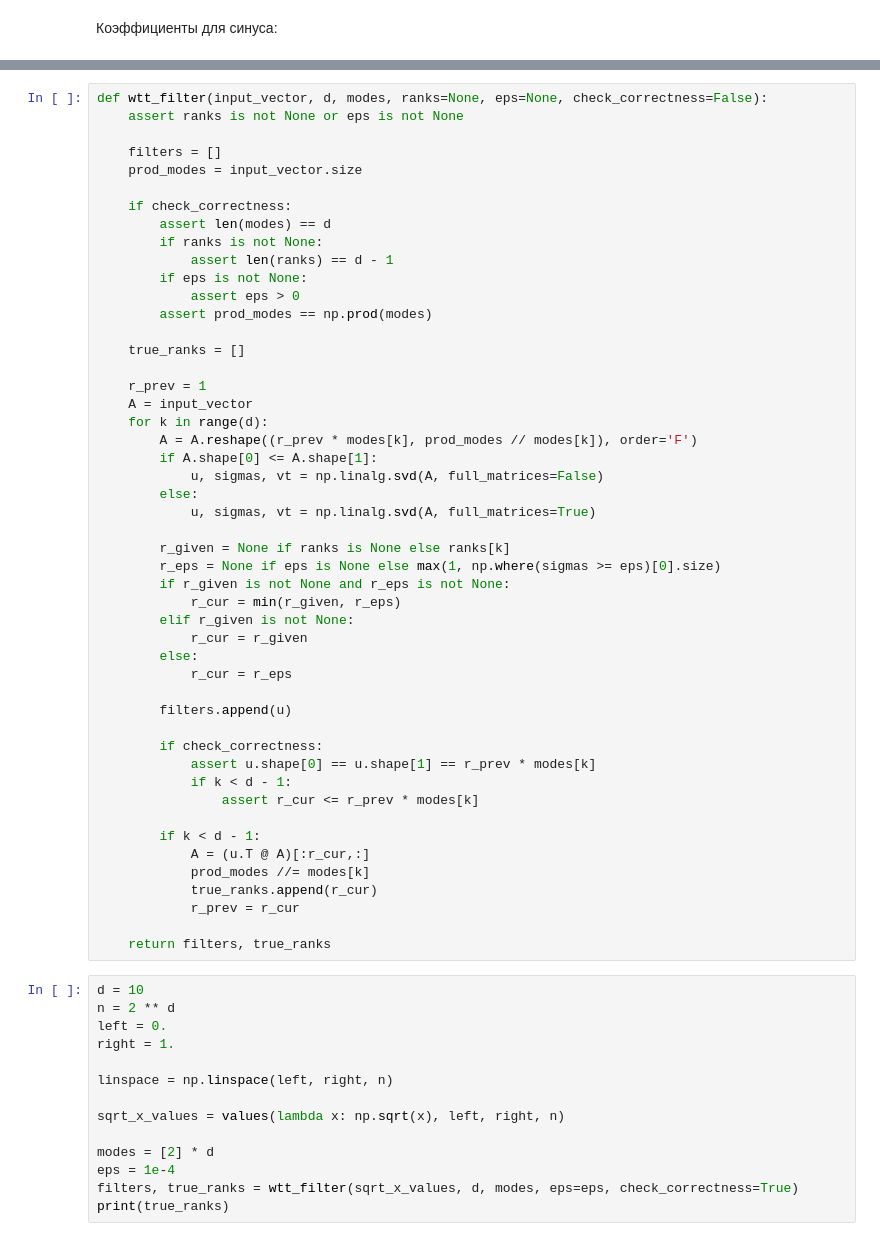
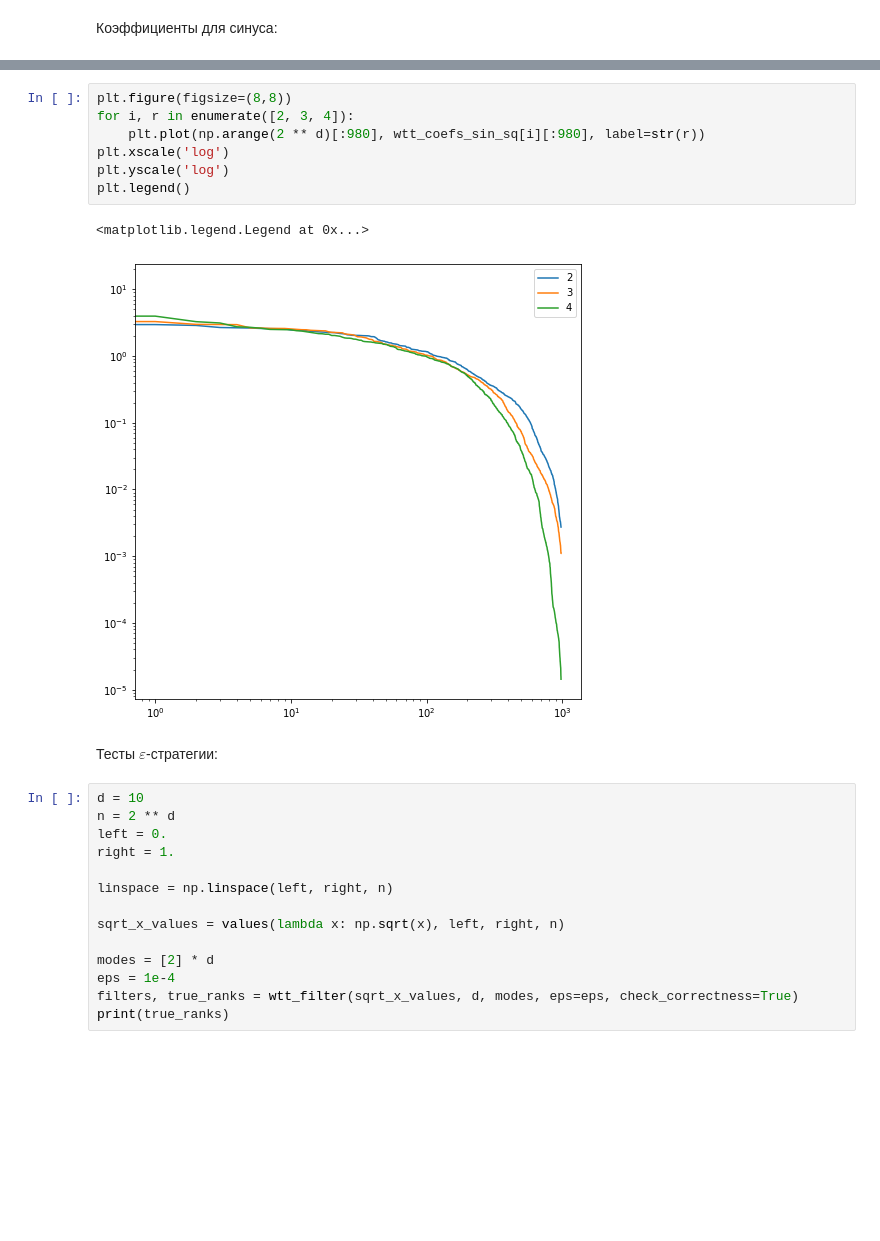
Before and after one commit to d1kolyadin/AMI_diploma, a Jupyter notebook: wtt experiments.ipynb, the cells around one changed output, grey strips where cells are left out. Drawn from its saved outputs; the diff is of its cells as text; blank space fills up the shorter version.

```diff
--- a/wtt experiments.ipynb
+++ b/wtt experiments.ipynb
@@ -346,52 +361,15 @@ $\varepsilon$-стратегия:
-# %%
-def wtt_filter(input_vector, d, modes, ranks=None, eps=None, check_correctness=False):
-    assert ranks is not None or eps is not None
-
-    filters = []
-    prod_modes = input_vector.size
-
-    if check_correctness:
-        assert len(modes) == d
-        if ranks is not None:
-            assert len(ranks) == d - 1
-        if eps is not None:
-            assert eps > 0
-        assert prod_modes == np.prod(modes)
-
-    true_ranks = []
-
-    r_prev = 1
-    A = input_vector
-    for k in range(d):
-        A = A.reshape((r_prev * modes[k], prod_modes // modes[k]), order='F')
-        if A.shape[0] <= A.shape[1]:
-            u, sigmas, vt = np.linalg.svd(A, full_matrices=False)
-        else:
-            u, sigmas, vt = np.linalg.svd(A, full_matrices=True)
-
-        r_given = None if ranks is None else ranks[k]
-        r_eps = None if eps is None else max(1, np.where(sigmas >= eps)[0].size)
-        if r_given is not None and r_eps is not None:
-            r_cur = min(r_given, r_eps)
-        elif r_given is not None:
-            r_cur = r_given
-        else:
-            r_cur = r_eps
-
-        filters.append(u)
-
-        if check_correctness:
-            assert u.shape[0] == u.shape[1] == r_prev * modes[k]
-            if k < d - 1:
-                assert r_cur <= r_prev * modes[k]
-
-        if k < d - 1:
-            A = (u.T @ A)[:r_cur,:]
-            prod_modes //= modes[k]
-            true_ranks.append(r_cur)
-            r_prev = r_cur
-
-    return filters, true_ranks
+# %%
+plt.figure(figsize=(8,8))
+for i, r in enumerate([2, 3, 4]):
+    plt.plot(np.arange(2 ** d)[:980], wtt_coefs_sin_sq[i][:980], label=str(r))
+plt.xscale('log')
+plt.yscale('log')
+plt.legend()
+# %% [output]
+<matplotlib.legend.Legend at 0x...>
+[figure, added]
+# %% [markdown]
+Тесты $\varepsilon$-стратегии:
 # %%
 d = 10
 n = 2 ** d
```
Also changed, not shown: parts of 33 cells of this notebook.
